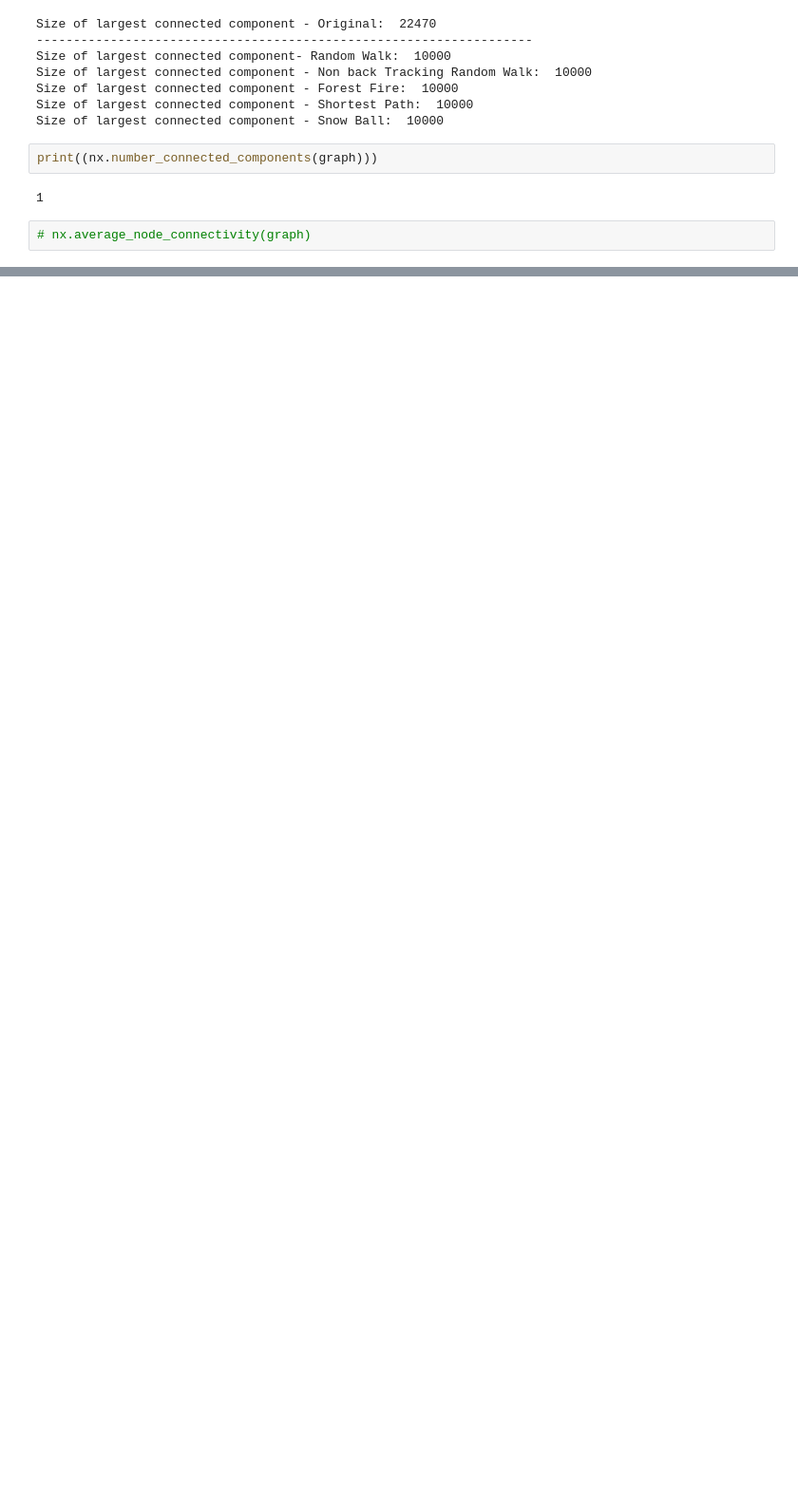
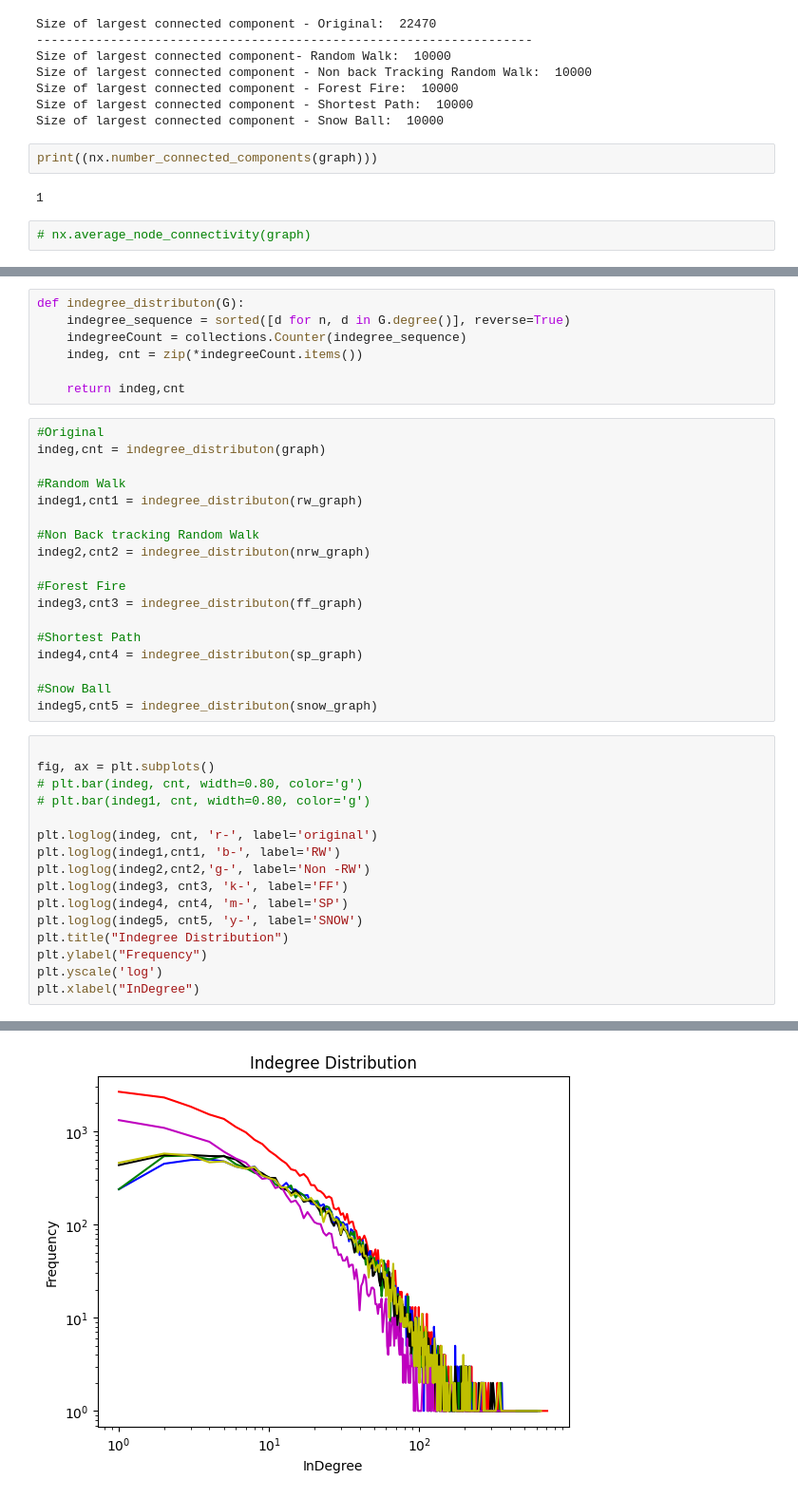
Before and after one commit to kyriakosar/Sampling-from-Networks, a Jupyter notebook: facebook_dataset.ipynb, the cells around one changed output, grey strips where cells are left out. Shown: that part at 95% size. Saved outputs shown, nothing was run; the diff lists cells and outputs as text; blank space fills up the shorter version.

```diff
--- a/facebook_dataset.ipynb
+++ b/facebook_dataset.ipynb
@@ -212,0 +233,42 @@ print('Average Clustering - Snow Ball: ',nx.average_clustering(snow_graph))
+# %%
+def indegree_distributon(G):
+    indegree_sequence = sorted([d for n, d in G.degree()], reverse=True)
+    indegreeCount = collections.Counter(indegree_sequence)
+    indeg, cnt = zip(*indegreeCount.items())
+
+    return indeg,cnt
+# %%
+#Original
+indeg,cnt = indegree_distributon(graph)
+
+#Random Walk
+indeg1,cnt1 = indegree_distributon(rw_graph)
+
+#Non Back tracking Random Walk
+indeg2,cnt2 = indegree_distributon(nrw_graph)
+
+#Forest Fire
+indeg3,cnt3 = indegree_distributon(ff_graph)
+
+#Shortest Path
+indeg4,cnt4 = indegree_distributon(sp_graph)
+
+#Snow Ball
+indeg5,cnt5 = indegree_distributon(snow_graph)
+# %%
+
+fig, ax = plt.subplots()
+# plt.bar(indeg, cnt, width=0.80, color='g')
+# plt.bar(indeg1, cnt, width=0.80, color='g')
+
+plt.loglog(indeg, cnt, 'r-', label='original')
+plt.loglog(indeg1,cnt1, 'b-', label='RW')
+plt.loglog(indeg2,cnt2,'g-', label='Non -RW')
+plt.loglog(indeg3, cnt3, 'k-', label='FF')
+plt.loglog(indeg4, cnt4, 'm-', label='SP')
+plt.loglog(indeg5, cnt5, 'y-', label='SNOW')
+plt.title("Indegree Distribution")
+plt.ylabel("Frequency")
+plt.yscale('log')
+plt.xlabel("InDegree")
+# %% [output]
@@ -212,0 +276 @@ print('Average Clustering - Snow Ball: ',nx.average_clustering(snow_graph))
+[figure, added]
```
Also changed, not shown: parts of 6 cells of this notebook.
